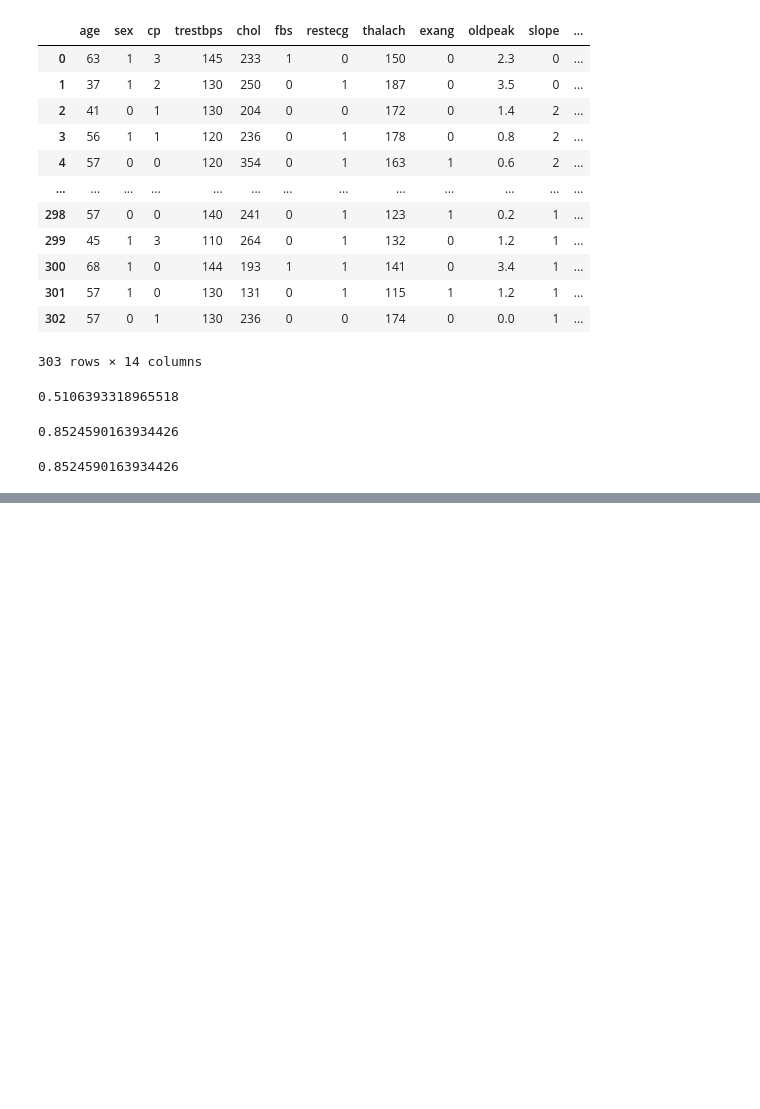
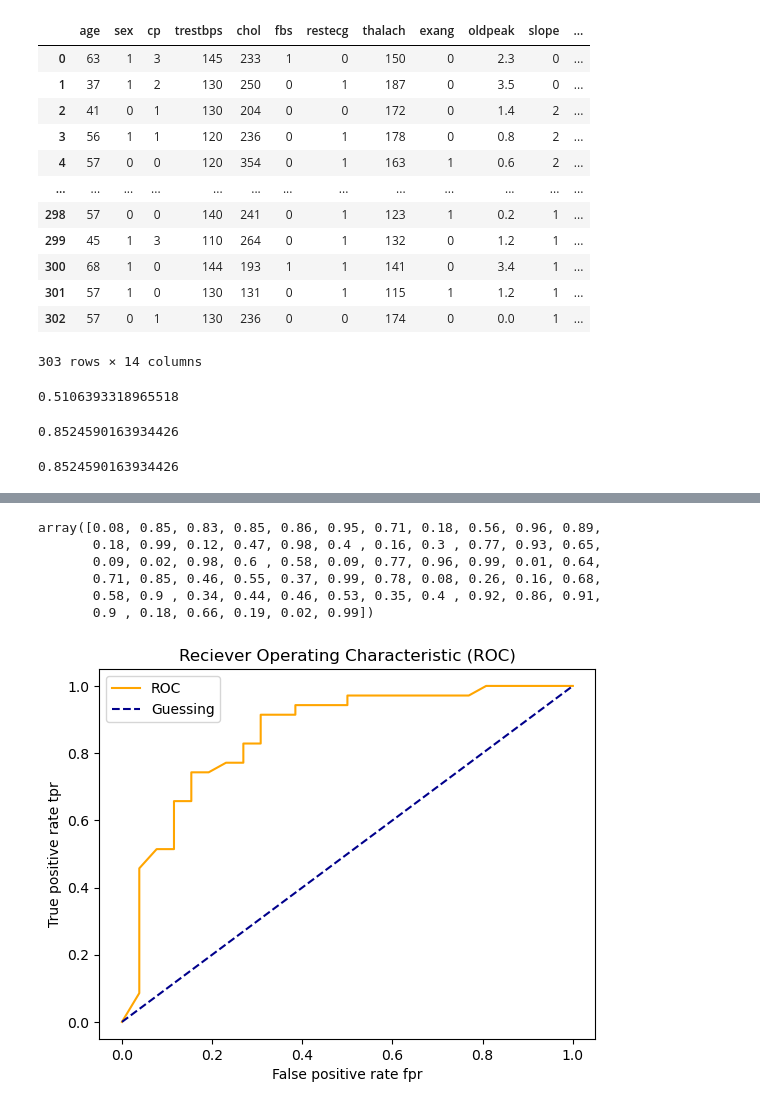
Before and after one commit to junaidyounas/ML-Learning, a Jupyter notebook: cal-housing.ipynb, the cells around one changed output, grey strips where cells are left out. Cells and saved outputs as stored; diff of their text form; code cells hidden in the pictures; blank space fills up the shorter version.

Commit message:
ROC Curve in Detail, FPR, TPR

```diff
--- a/cal-housing.ipynb
+++ b/cal-housing.ipynb
@@ -178,0 +213,14 @@ accuracy_score(y_test, y_preds)
+# %%
+from sklearn.model_selection import cross_val_score
+from sklearn.ensemble import RandomForestClassifier
+
+np.random.seed(42)
+x = heart_disease.drop("target", axis=1)
+y = heart_disease["target"]
+
+x_train, x_test, y_train, y_test = train_test_split(
+    x, y, test_size=0.2
+)
+
+clf = RandomForestClassifier(n_estimators=100)
+clf.fit(x_train, y_train)
@@ -178,0 +242,12 @@ accuracy_score(y_test, y_preds)
+# %%
+#create test set
+x_train, x_test, y_train, y_test = train_test_split(x,y,test_size=0.2)
+
+from sklearn.metrics import roc_curve
+
+clf.fit(x_train, y_train)
+
+#make pridications with probabilities
+y_probs = clf.predict_proba(x_test)
+
+y_probs[:10]
@@ -178,0 +265,27 @@ accuracy_score(y_test, y_preds)
+# %%
+y_probs_positive = y_probs[:, 1]
+y_probs_positive
+# %% [output]
+array([0.08, 0.85, 0.83, 0.85, 0.86, 0.95, 0.71, 0.18, 0.56, 0.96, 0.89,
+       0.18, 0.99, 0.12, 0.47, 0.98, 0.4 , 0.16, 0.3 , 0.77, 0.93, 0.65,
+       0.09, 0.02, 0.98, 0.6 , 0.58, 0.09, 0.77, 0.96, 0.99, 0.01, 0.64,
+       0.71, 0.85, 0.46, 0.55, 0.37, 0.99, 0.78, 0.08, 0.26, 0.16, 0.68,
+       0.58, 0.9 , 0.34, 0.44, 0.46, 0.53, 0.35, 0.4 , 0.92, 0.86, 0.91,
+       0.9 , 0.18, 0.66, 0.19, 0.02, 0.99])
+# %%
+fpr, tpr, thresholds = roc_curve(y_test, y_probs_positive)
+# %%
+#Create a function creating ROC Curve
+
+def plot_roc_curve(fpr, tpr):
+          plt.plot(fpr, tpr, color="orange", label="ROC")
+          plt.plot([0,1], [0,1], color="darkblue", label="Guessing", linestyle="--")
+          plt.xlabel("False positive rate fpr")
+          plt.ylabel("True positive rate tpr")
+          plt.title("Reciever Operating Characteristic (ROC)")
+          plt.legend()
+          plt.show()
+
+plot_roc_curve(fpr, tpr);
+# %% [output]
+[figure, added]
```
Also changed, not shown: parts of 12 cells of this notebook.
